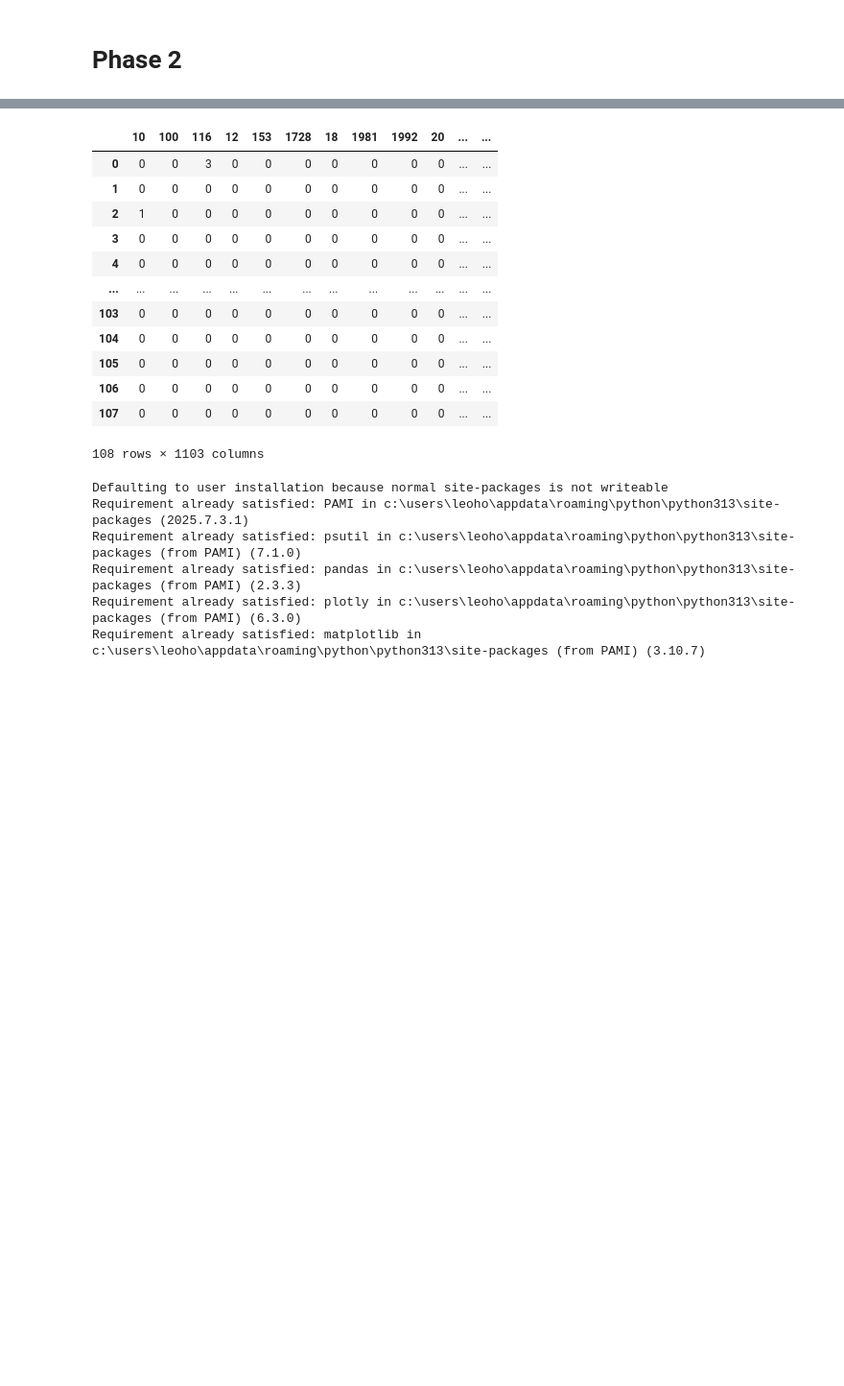
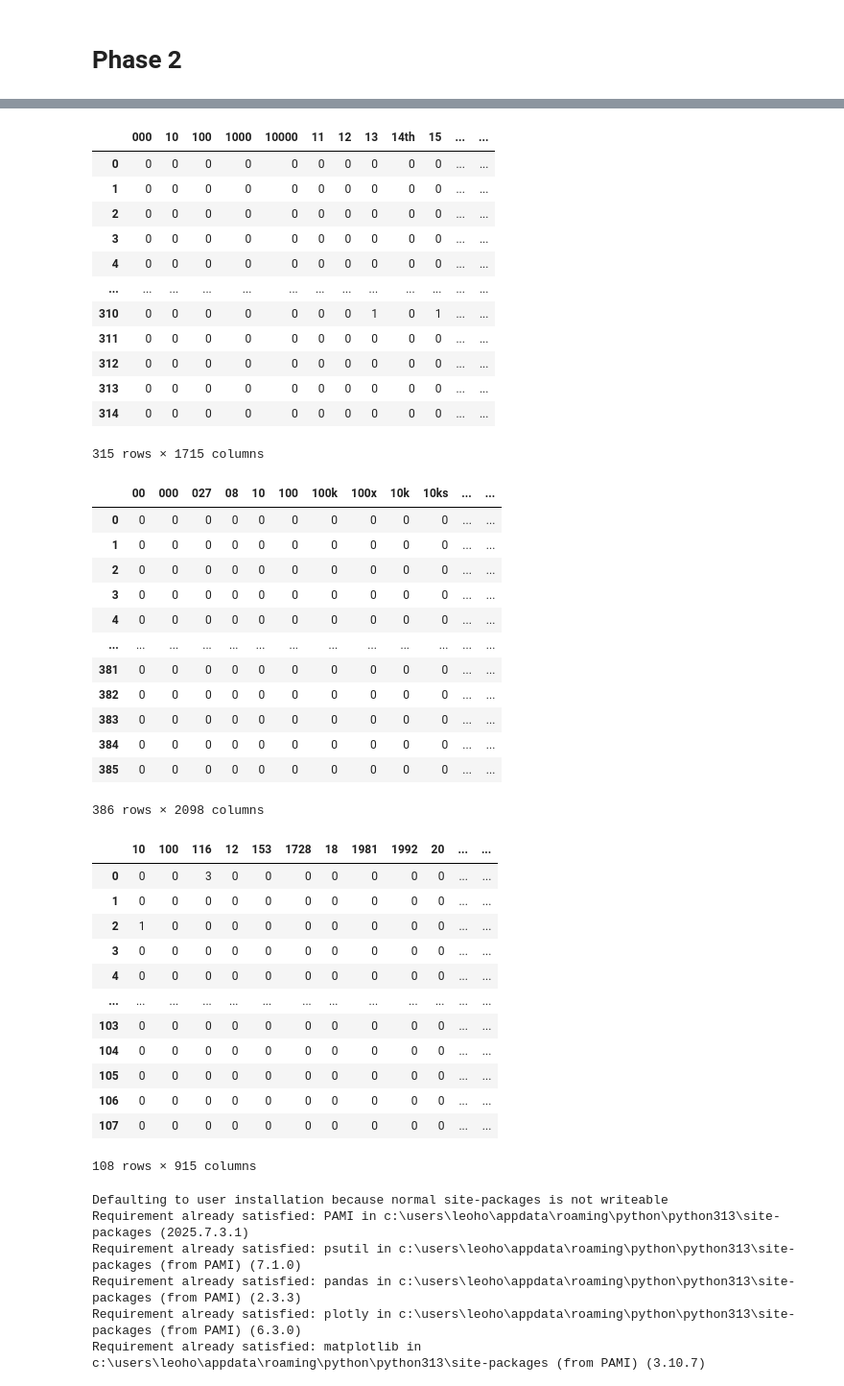
Before and after one commit to leo66ho/DM2025-Lab1-Exercise, a Jupyter notebook: DM2025-Lab1-Homework.ipynb, the cells around one changed output, grey strips where cells are left out. Shown at 96% size. Drawn from its saved outputs; the diff is of its cells as text; code cells hidden in the pictures; blank space fills up the shorter version.

```diff
--- a/DM2025-Lab1-Homework.ipynb
+++ b/DM2025-Lab1-Homework.ipynb
@@ -335,49 +381,73 @@ Filtered terms: ['responds', '4x', '4d', '4900', '4271', '42', 'resilient', '300
 # %%
-label_number = 1 # Enter 1/0/-1
-
-# Filter the bottom 1% and top 5% words based on their sum across all documents
-def filter_top_bottom_words_by_sum(term_document_df, top_percent=0.05, bottom_percent=0.01):
+# Filter the bottom 20% and top 2% words based on their sum across all documents
+def filter_top_bottom_words_by_sum(term_document_df, top_percent, bottom_percent):
     # Calculate the sum of each word across all documents
     word_sums = term_document_df.sum(axis=0)
 
     # Sort the words by their total sum
     sorted_words = word_sums.sort_values()
 
     # Calculate the number of words to remove
     total_words = len(sorted_words)
     top_n = int(top_percent * total_words)
     bottom_n = int(bottom_percent * total_words)
 
-    # Get the words to remove from the top 5% and bottom 1%
+    # Get the words to remove from the top 2% and bottom 20%
     words_to_remove = pd.concat([sorted_words.head(bottom_n), sorted_words.tail(top_n)]).index
     #print(f'Bottom {bottom_percent*100}% words: \n{sorted_words.head(bottom_n)}') #Here we print which words correspond to the bottom percentage we filter
     #print(f'Top {top_percent*100}% words: \n{sorted_words.tail(top_n)}') #Here we print which words correspond to the top percentage we filter
     # Return the DataFrame without the filtered words
     return term_document_df.drop(columns=words_to_remove)
 
 # Apply the filtering function to each category
 term_document_dfs = {}
 
 #Checkpoint: term_document_dfs
 for label in labels:
     #print(f'\nFor label {label} we filter the following words:')
-    term_document_dfs[str(label)] = filter_top_bottom_words_by_sum(filt_term_document_dfs[str(label)])
+    term_document_dfs[str(label)] = filter_top_bottom_words_by_sum(filt_term_document_dfs[str(label)], 0.02, 0.2)
 
-display(term_document_dfs[str(label_number)])
+    display(term_document_dfs[str(label)])
 # %% [output]
-|  | 10 | 100 | 116 | 12 | 153 | 1728 | 18 | 1981 | 1992 | 20 | ... | ... |
-| 0 | 0 | 0 | 3 | 0 | 0 | 0 | 0 | 0 | 0 | 0 | ... | ... |
+|  | 000 | 10 | 100 | 1000 | 10000 | 11 | 12 | 13 | 14th | 15 | ... | ... |
+| 0 | 0 | 0 | 0 | 0 | 0 | 0 | 0 | 0 | 0 | 0 | ... | ... |
 | 1 | 0 | 0 | 0 | 0 | 0 | 0 | 0 | 0 | 0 | 0 | ... | ... |
-| 2 | 1 | 0 | 0 | 0 | 0 | 0 | 0 | 0 | 0 | 0 | ... | ... |
+| 2 | 0 | 0 | 0 | 0 | 0 | 0 | 0 | 0 | 0 | 0 | ... | ... |
 | 3 | 0 | 0 | 0 | 0 | 0 | 0 | 0 | 0 | 0 | 0 | ... | ... |
 | 4 | 0 | 0 | 0 | 0 | 0 | 0 | 0 | 0 | 0 | 0 | ... | ... |
 | ... | ... | ... | ... | ... | ... | ... | ... | ... | ... | ... | ... | ... |
-| 103 | 0 | 0 | 0 | 0 | 0 | 0 | 0 | 0 | 0 | 0 | ... | ... |
-| 104 | 0 | 0 | 0 | 0 | 0 | 0 | 0 | 0 | 0 | 0 | ... | ... |
-| 105 | 0 | 0 | 0 | 0 | 0 | 0 | 0 | 0 | 0 | 0 | ... | ... |
-| 106 | 0 | 0 | 0 | 0 | 0 | 0 | 0 | 0 | 0 | 0 | ... | ... |
-| 107 | 0 | 0 | 0 | 0 | 0 | 0 | 0 | 0 | 0 | 0 | ... | ... |
+| 310 | 0 | 0 | 0 | 0 | 0 | 0 | 0 | 1 | 0 | 1 | ... | ... |
+| 311 | 0 | 0 | 0 | 0 | 0 | 0 | 0 | 0 | 0 | 0 | ... | ... |
+| 312 | 0 | 0 | 0 | 0 | 0 | 0 | 0 | 0 | 0 | 0 | ... | ... |
+| 313 | 0 | 0 | 0 | 0 | 0 | 0 | 0 | 0 | 0 | 0 | ... | ... |
+| 314 | 0 | 0 | 0 | 0 | 0 | 0 | 0 | 0 | 0 | 0 | ... | ... |
-108 rows × 1103 columns
+315 rows × 1715 columns
+|  | 00 | 000 | 027 | 08 | 10 | 100 | 100k | 100x | 10k | 10ks | ... | ... |
+| 0 | 0 | 0 | 0 | 0 | 0 | 0 | 0 | 0 | 0 | 0 | ... | ... |
+| 1 | 0 | 0 | 0 | 0 | 0 | 0 | 0 | 0 | 0 | 0 | ... | ... |
+| 2 | 0 | 0 | 0 | 0 | 0 | 0 | 0 | 0 | 0 | 0 | ... | ... |
+| 3 | 0 | 0 | 0 | 0 | 0 | 0 | 0 | 0 | 0 | 0 | ... | ... |
+| 4 | 0 | 0 | 0 | 0 | 0 | 0 | 0 | 0 | 0 | 0 | ... | ... |
+| ... | ... | ... | ... | ... | ... | ... | ... | ... | ... | ... | ... | ... |
+| 381 | 0 | 0 | 0 | 0 | 0 | 0 | 0 | 0 | 0 | 0 | ... | ... |
+| 382 | 0 | 0 | 0 | 0 | 0 | 0 | 0 | 0 | 0 | 0 | ... | ... |
+| 383 | 0 | 0 | 0 | 0 | 0 | 0 | 0 | 0 | 0 | 0 | ... | ... |
+| 384 | 0 | 0 | 0 | 0 | 0 | 0 | 0 | 0 | 0 | 0 | ... | ... |
+| 385 | 0 | 0 | 0 | 0 | 0 | 0 | 0 | 0 | 0 | 0 | ... | ... |
+386 rows × 2098 columns
+|  | 10 | 100 | 116 | 12 | 153 | 1728 | 18 | 1981 | 1992 | 20 | ... | ... |
+| 0 | 0 | 0 | 3 | 0 | 0 | 0 | 0 | 0 | 0 | 0 | ... | ... |
+| 1 | 0 | 0 | 0 | 0 | 0 | 0 | 0 | 0 | 0 | 0 | ... | ... |
+| 2 | 1 | 0 | 0 | 0 | 0 | 0 | 0 | 0 | 0 | 0 | ... | ... |
+| 3 | 0 | 0 | 0 | 0 | 0 | 0 | 0 | 0 | 0 | 0 | ... | ... |
+| 4 | 0 | 0 | 0 | 0 | 0 | 0 | 0 | 0 | 0 | 0 | ... | ... |
+| ... | ... | ... | ... | ... | ... | ... | ... | ... | ... | ... | ... | ... |
+| 103 | 0 | 0 | 0 | 0 | 0 | 0 | 0 | 0 | 0 | 0 | ... | ... |
+| 104 | 0 | 0 | 0 | 0 | 0 | 0 | 0 | 0 | 0 | 0 | ... | ... |
+| 105 | 0 | 0 | 0 | 0 | 0 | 0 | 0 | 0 | 0 | 0 | ... | ... |
+| 106 | 0 | 0 | 0 | 0 | 0 | 0 | 0 | 0 | 0 | 0 | ... | ... |
+| 107 | 0 | 0 | 0 | 0 | 0 | 0 | 0 | 0 | 0 | 0 | ... | ... |
+108 rows × 915 columns
 # %%
 !pip3 install PAMI
 # %% [output]
```
Also changed, not shown: parts of 43 cells of this notebook.
